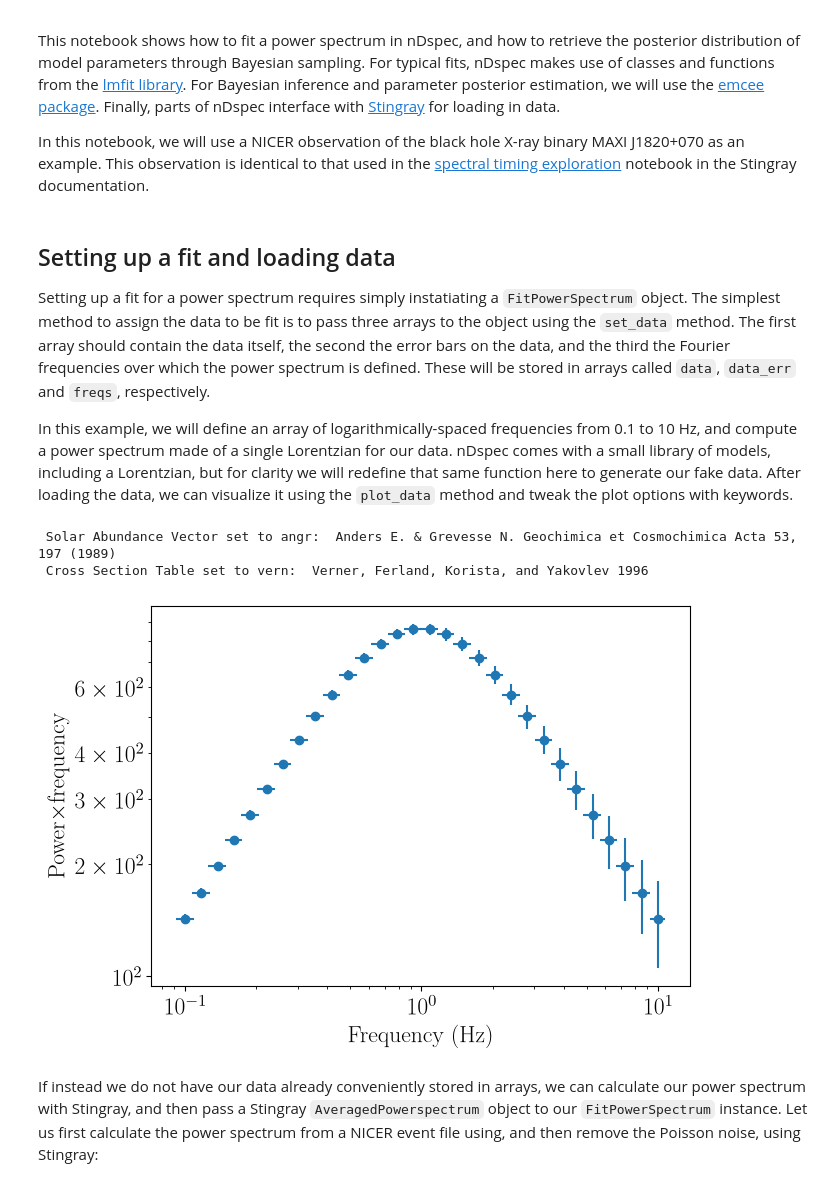
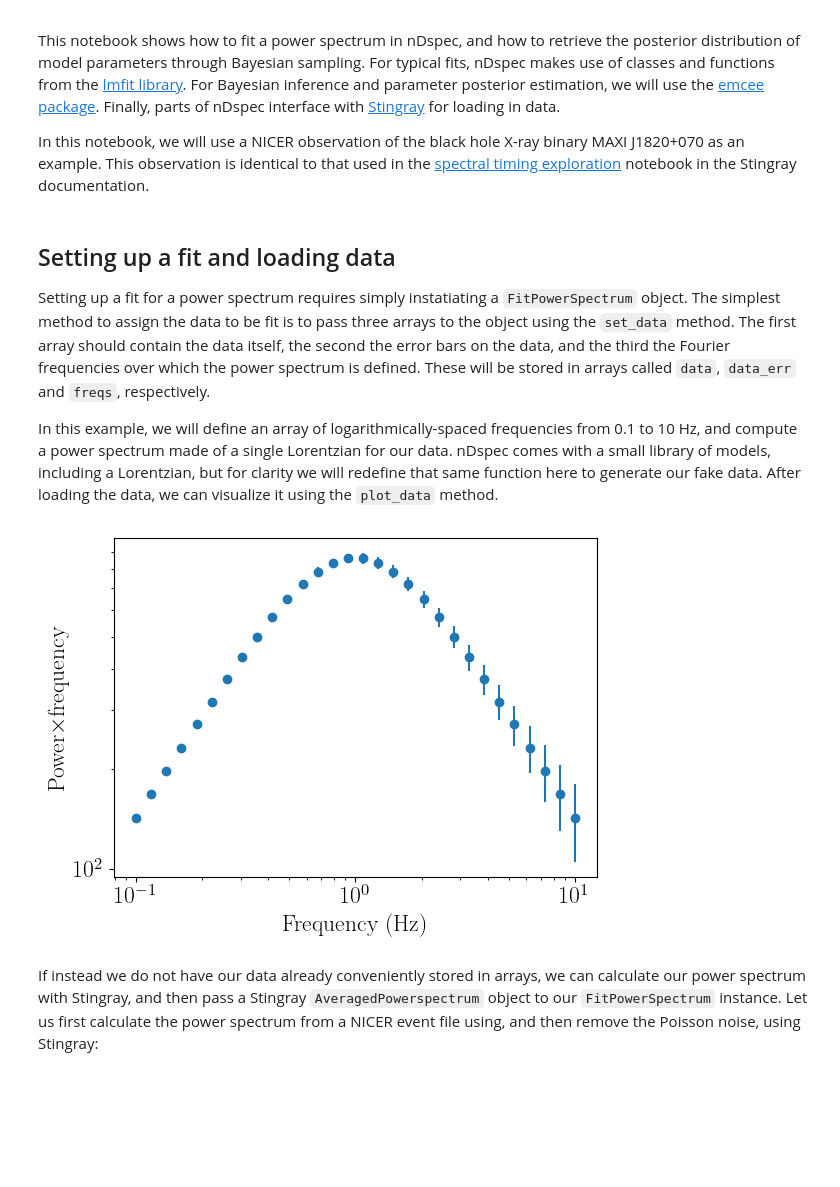
Before and after one commit to nDspec/nDspec, a Jupyter notebook: docs/fit_psd.ipynb, the cells around one changed output. Saved outputs shown, nothing was run; the diff lists cells and outputs as text; code cells hidden in the pictures; blank space fills up the shorter version.

```diff
--- a/docs/fit_psd.ipynb
+++ b/docs/fit_psd.ipynb
@@ -17,31 +17,26 @@ sys.path.append(os.path.dirname(os.path.dirname(os.path.abspath('__file__'))))
 
 Setting up a fit for a power spectrum requires simply instatiating a `FitPowerSpectrum` object. The simplest method to assign the data to be fit is to pass three arrays to the object using the `set_data` method. The first array should contain the data itself, the second the error bars on the data, and the third the Fourier frequencies over which the power spectrum is defined. These will be stored in arrays called `data`, `data_err` and `freqs`, respectively.
 
-In this example, we will define an array of logarithmically-spaced frequencies from 0.1 to 10 Hz, and compute a power spectrum made of a single Lorentzian for our data. nDspec comes with a small library of models, including a Lorentzian, but for clarity we will redefine that same function here to generate our fake data. After loading the data, we can visualize it using the `plot_data` method and tweak the plot options with keywords.
+In this example, we will define an array of logarithmically-spaced frequencies from 0.1 to 10 Hz, and compute a power spectrum made of a single Lorentzian for our data. nDspec comes with a small library of models, including a Lorentzian, but for clarity we will redefine that same function here to generate our fake data. After loading the data, we can visualize it using the `plot_data` method.
 # %%
 import ndspec.FitPowerSpectrum as fitpsd
 import ndspec.Models as models
-from ndspec.Plotting import set_plot_style
-
-set_plot_style()
 
 def lorentz(freq,peak_f,q,rms):
     par_array = np.array([peak_f,q,rms])
     model = models.lorentz(freq,par_array)
     return model
 
 freq_array = np.logspace(-1,1,30)
 psd_array = lorentz(freq_array,1,1e-1,50)
 psd_err = np.sqrt(psd_array)
 
 load_arrays = fitpsd.FitPowerSpectrum()
 
 load_arrays.set_data(psd_array,psd_err,freq_array)
-load_arrays.plot_data(data_kwargs={"alpha":1})
+load_arrays.plot_data()
 # %% [output]
- Solar Abundance Vector set to angr:  Anders E. & Grevesse N. Geochimica et Cosmochimica Acta 53, 197 (1989)
- Cross Section Table set to vern:  Verner, Ferland, Korista, and Yakovlev 1996
-[figure, old version]
+[figure, new version]
 # %% [markdown]
 If instead we do not have our data already conveniently stored in arrays, we can calculate our power spectrum with Stingray, and then pass a Stingray `AveragedPowerspectrum` object to our `FitPowerSpectrum` instance. Let us first calculate the power spectrum from a NICER event file using, and then remove the Poisson noise, using Stingray:
 # %%
```
Also changed, not shown: parts of 11 cells of this notebook, 39 other files.
